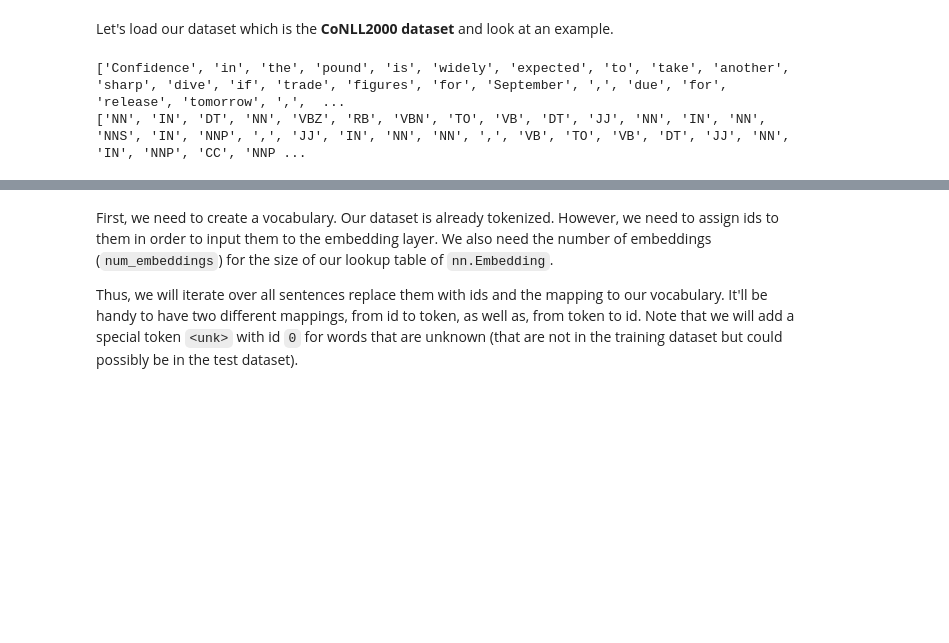
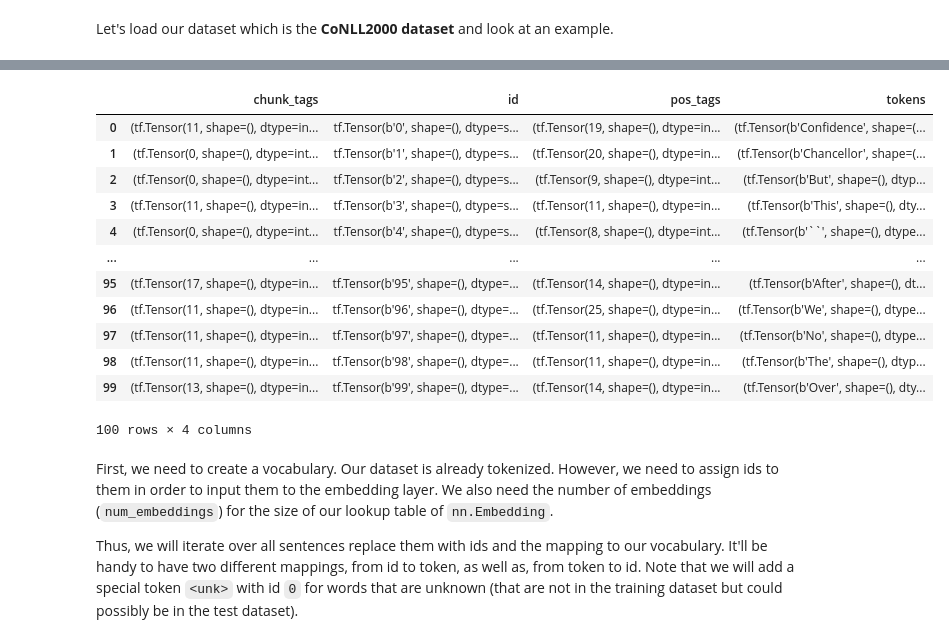
Before and after one commit to MatzeLopi/KIT-2400024, a Jupyter notebook: Files/DLNN_SS24_Praktikum2.ipynb, the cells around one changed output, grey strips where cells are left out. Saved outputs shown, nothing was run; the diff lists cells and outputs as text; code cells hidden in the pictures; blank space fills up the shorter version.

```diff
--- a/Files/DLNN_SS24_Praktikum2.ipynb
+++ b/Files/DLNN_SS24_Praktikum2.ipynb
@@ -182,19 +155,11 @@ Part-Of-Speech-Tagging (**POS-Tagging**) is a **sequence labeling problem** wher
 ### CoNLL2000 Dataset
 # %% [markdown]
 Let's load our dataset which is the **CoNLL2000 dataset** and look at an example.
-# %%
-from torch.utils.data import Dataset, DataLoader
-from torchtext.datasets import CoNLL2000Chunking
-import pandas as pd
-
-train_df = pd.DataFrame(CoNLL2000Chunking()[0], columns=['words', 'pos_tags', 'chunk'])
-test_df = pd.DataFrame(CoNLL2000Chunking()[1], columns=['words', 'pos_tags', 'chunk'])
-
-train_src, train_tgt = train_df['words'].tolist(), train_df['pos_tags'].tolist()
-test_src, test_tgt = test_df['words'].tolist(), test_df['pos_tags'].tolist()
-
-print(train_src[0])
-print(train_tgt[0])
-# %% [output]
-['Confidence', 'in', 'the', 'pound', 'is', 'widely', 'expected', 'to', 'take', 'another', 'sharp', 'dive', 'if', 'trade', 'figures', 'for', 'September', ',', 'due', 'for', 'release', 'tomorrow', ',',  ...
-['NN', 'IN', 'DT', 'NN', 'VBZ', 'RB', 'VBN', 'TO', 'VB', 'DT', 'JJ', 'NN', 'IN', 'NN', 'NNS', 'IN', 'NNP', ',', 'JJ', 'IN', 'NN', 'NN', ',', 'VB', 'TO', 'VB', 'DT', 'JJ', 'NN', 'IN', 'NNP', 'CC', 'NNP ...
+# %%
+import tensorflow_datasets as tfds
+ds = tfds.load('huggingface:conll2000')
+
+train_df = pd.DataFrame(ds['train'])
+
+train_df.head(100)
+# %% [output]
@@ -201,3 +186,16 @@ print(train_tgt[0])
+|  | chunk_tags | id | pos_tags | tokens |
+| 0 | (tf.Tensor(11, shape=(), dtype=in... | tf.Tensor(b'0', shape=(), dtype=s... | (tf.Tensor(19, shape=(), dtype=in... | (tf.Tensor(b'Confidence', shape=(... |
+| 1 | (tf.Tensor(0, shape=(), dtype=int... | tf.Tensor(b'1', shape=(), dtype=s... | (tf.Tensor(20, shape=(), dtype=in... | (tf.Tensor(b'Chancellor', shape=(... |
+| 2 | (tf.Tensor(0, shape=(), dtype=int... | tf.Tensor(b'2', shape=(), dtype=s... | (tf.Tensor(9, shape=(), dtype=int... | (tf.Tensor(b'But', shape=(), dtyp... |
+| 3 | (tf.Tensor(11, shape=(), dtype=in... | tf.Tensor(b'3', shape=(), dtype=s... | (tf.Tensor(11, shape=(), dtype=in... | (tf.Tensor(b'This', shape=(), dty... |
+| 4 | (tf.Tensor(0, shape=(), dtype=int... | tf.Tensor(b'4', shape=(), dtype=s... | (tf.Tensor(8, shape=(), dtype=int... | (tf.Tensor(b'``', shape=(), dtype... |
+| ... | ... | ... | ... | ... |
+| 95 | (tf.Tensor(17, shape=(), dtype=in... | tf.Tensor(b'95', shape=(), dtype=... | (tf.Tensor(14, shape=(), dtype=in... | (tf.Tensor(b'After', shape=(), dt... |
+| 96 | (tf.Tensor(11, shape=(), dtype=in... | tf.Tensor(b'96', shape=(), dtype=... | (tf.Tensor(25, shape=(), dtype=in... | (tf.Tensor(b'We', shape=(), dtype... |
+| 97 | (tf.Tensor(11, shape=(), dtype=in... | tf.Tensor(b'97', shape=(), dtype=... | (tf.Tensor(11, shape=(), dtype=in... | (tf.Tensor(b'No', shape=(), dtype... |
+| 98 | (tf.Tensor(11, shape=(), dtype=in... | tf.Tensor(b'98', shape=(), dtype=... | (tf.Tensor(11, shape=(), dtype=in... | (tf.Tensor(b'The', shape=(), dtyp... |
+| 99 | (tf.Tensor(13, shape=(), dtype=in... | tf.Tensor(b'99', shape=(), dtype=... | (tf.Tensor(14, shape=(), dtype=in... | (tf.Tensor(b'Over', shape=(), dty... |
+100 rows × 4 columns
 # %% [markdown]
 First, we need to create a vocabulary. Our dataset is already tokenized. However, we need to assign ids to them in order to input them to the embedding layer. We also need the number of embeddings (`num_embeddings`) for the size of our lookup table of `nn.Embedding`.
 
```
Also changed, not shown: parts of 27 cells of this notebook.
